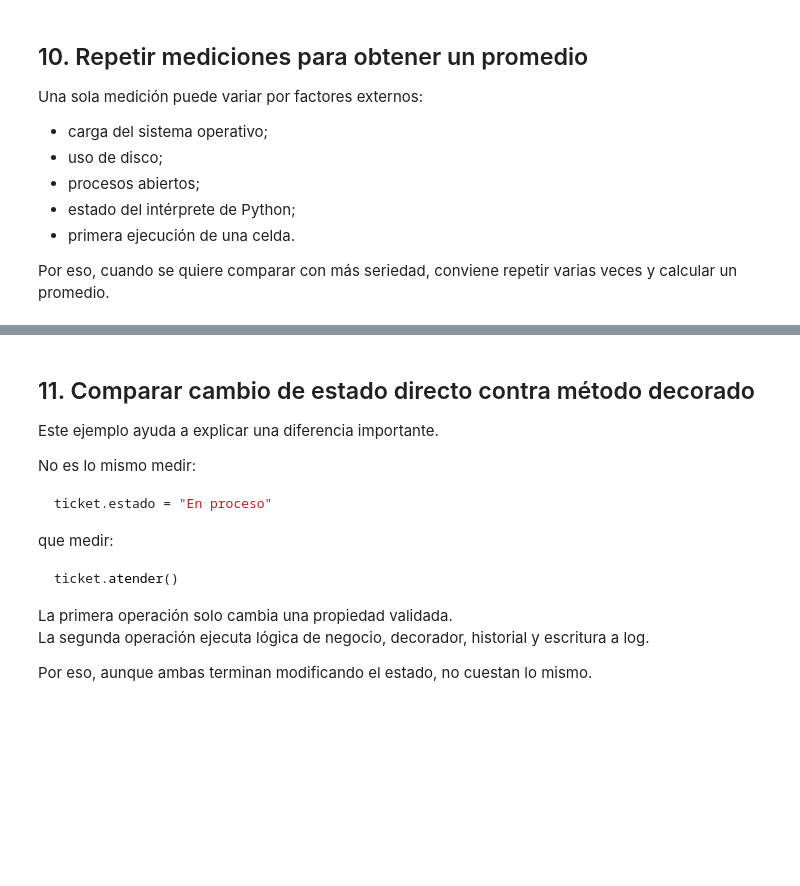
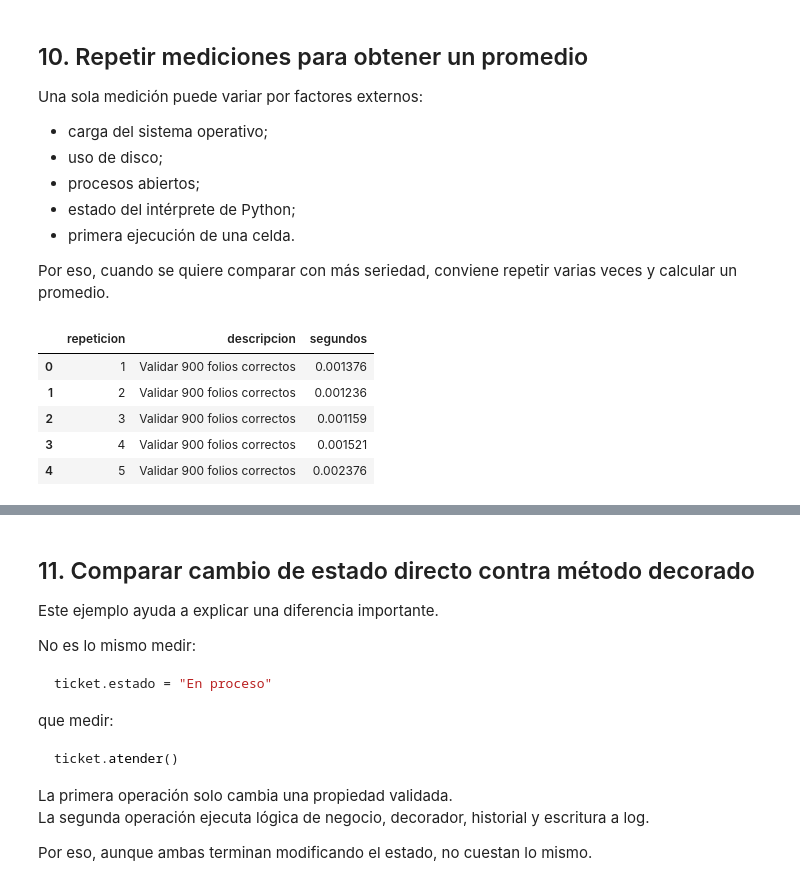
Before and after one commit to vicasso-mx/pythonadv, a Jupyter notebook: M4/01 Time_Perf_Counter_AppTickets.ipynb, the cells around one changed output, grey strips where cells are left out. Drawn from its saved outputs; the diff is of its cells as text; code cells hidden in the pictures; blank space fills up the shorter version.

```diff
--- a/M4/01 Time_Perf_Counter_AppTickets.ipynb
+++ b/M4/01 Time_Perf_Counter_AppTickets.ipynb
@@ -497,7 +514,17 @@ Esta función recibe:
 
 Devuelve un diccionario con el resultado de la medición.
 # %%
-#
+
+def medir_tiempo(descripcion, funcion, *args, **kwargs):
+    inicio = time.perf_counter()
+    resultado = funcion(*args, **kwargs)
+    fin = time.perf_counter()
+
+    return {
+        "descripcion": descripcion,
+        "segundos": fin - inicio,
+        "resultado": resultado
+    }
 # %% [markdown]
 
 ## 5. Medir validación de folios
@@ -612,7 +782,36 @@ Una sola medición puede variar por factores externos:
 
 Por eso, cuando se quiere comparar con más seriedad, conviene repetir varias veces y calcular un promedio.
 # %%
-#
+
+def repetir_medicion(descripcion, funcion, repeticiones=5, *args, **kwargs):
+    mediciones = []
+
+    for repeticion in range(1, repeticiones + 1):
+        medicion = medir_tiempo(descripcion, funcion, *args, **kwargs)
+
+        mediciones.append({
+            "repeticion": repeticion,
+            "descripcion": descripcion,
+            "segundos": medicion["segundos"]
+        })
+
+    return pd.DataFrame(mediciones)
+
+
+df_repeticiones_validacion = repetir_medicion(
+    "Validar 900 folios correctos",
+    validar_folios_correctos,
+    5
+)
+
+df_repeticiones_validacion
+# %% [output]
+|  | repeticion | descripcion | segundos |
+| 0 | 1 | Validar 900 folios correctos | 0.001376 |
+| 1 | 2 | Validar 900 folios correctos | 0.001236 |
+| 2 | 3 | Validar 900 folios correctos | 0.001159 |
+| 3 | 4 | Validar 900 folios correctos | 0.001521 |
+| 4 | 5 | Validar 900 folios correctos | 0.002376 |
 # %%
 
 promedio = df_repeticiones_validacion["segundos"].mean()
```
Also changed, not shown: parts of 9 cells of this notebook, 2 other files.
